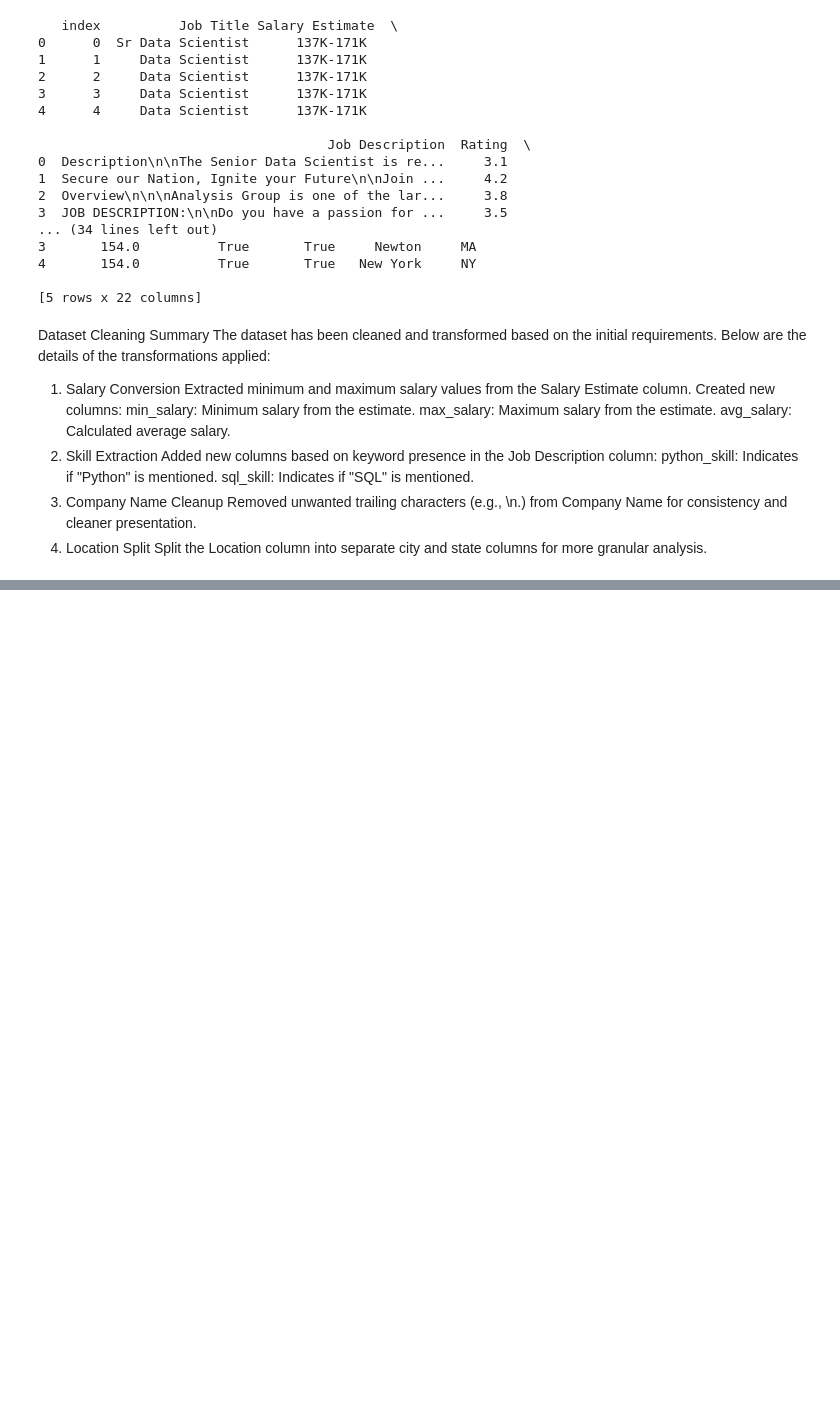
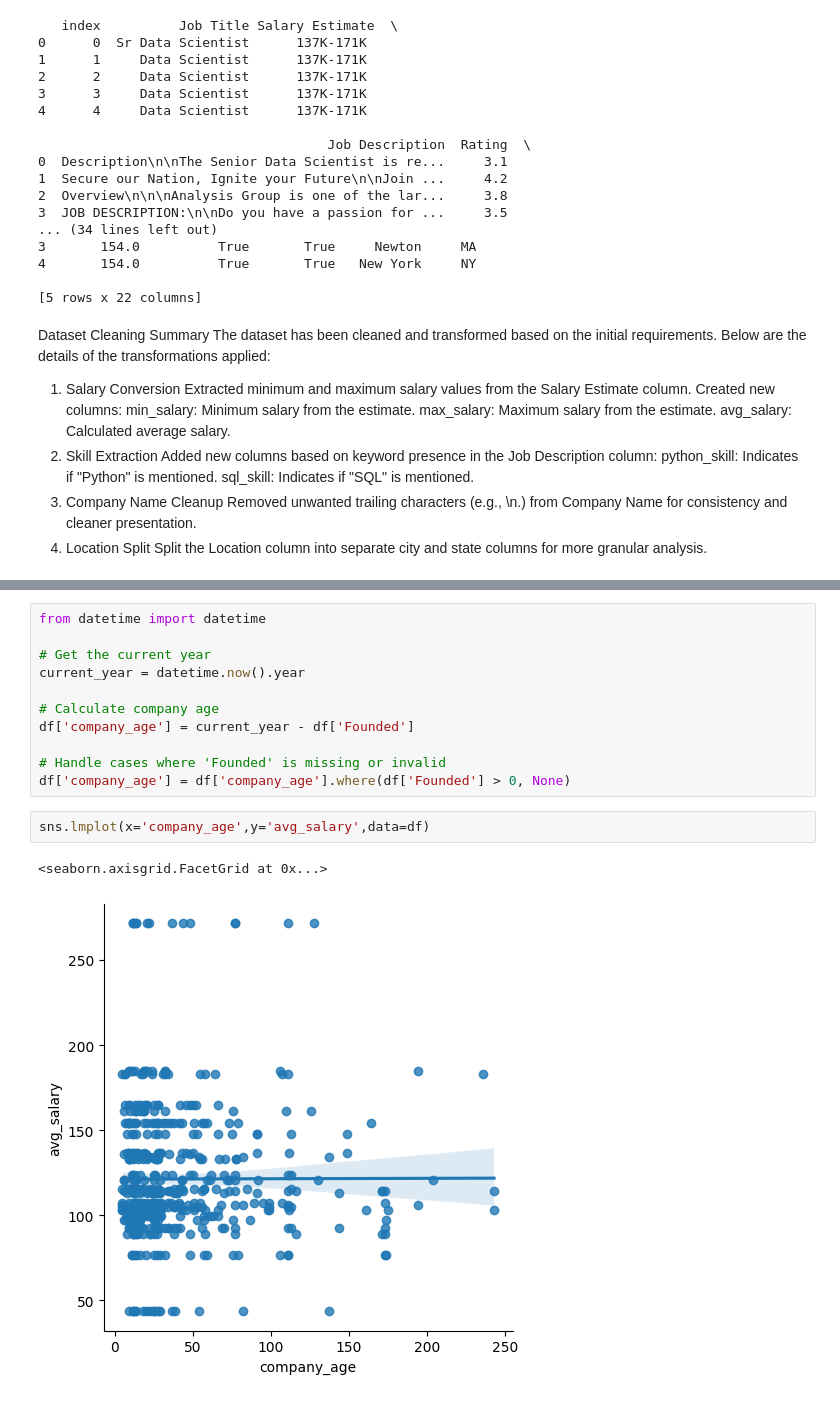
Before and after one commit to kredd10/dataport, a Jupyter notebook: data cleaning and transformation.ipynb, the cells around one changed output, grey strips where cells are left out. Saved outputs shown, nothing was run; the diff lists cells and outputs as text; blank space fills up the shorter version.

```diff
--- a/data cleaning and transformation.ipynb
+++ b/data cleaning and transformation.ipynb
@@ -102,0 +136,16 @@ Split the Location column into separate city and state columns for more granular
+# %%
+from datetime import datetime
+
+# Get the current year
+current_year = datetime.now().year
+
+# Calculate company age
+df['company_age'] = current_year - df['Founded']
+
+# Handle cases where 'Founded' is missing or invalid
+df['company_age'] = df['company_age'].where(df['Founded'] > 0, None)
+# %%
+sns.lmplot(x='company_age',y='avg_salary',data=df)
+# %% [output]
+<seaborn.axisgrid.FacetGrid at 0x...>
+[figure, added]
```
Also changed, not shown: parts of 11 cells of this notebook, 3 other files.
